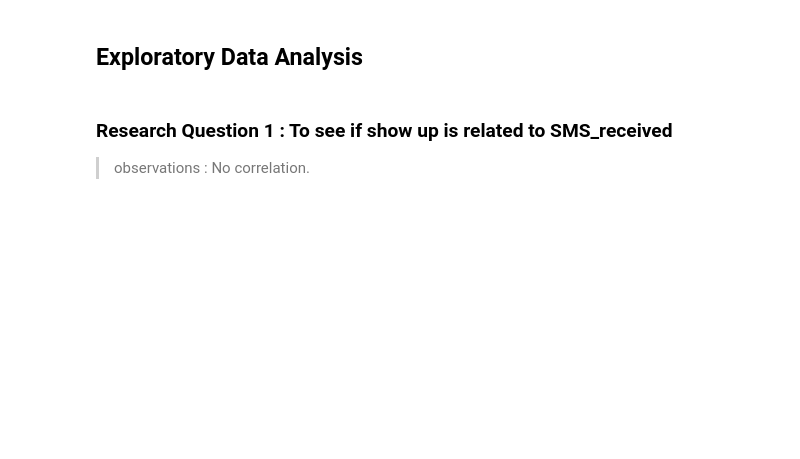
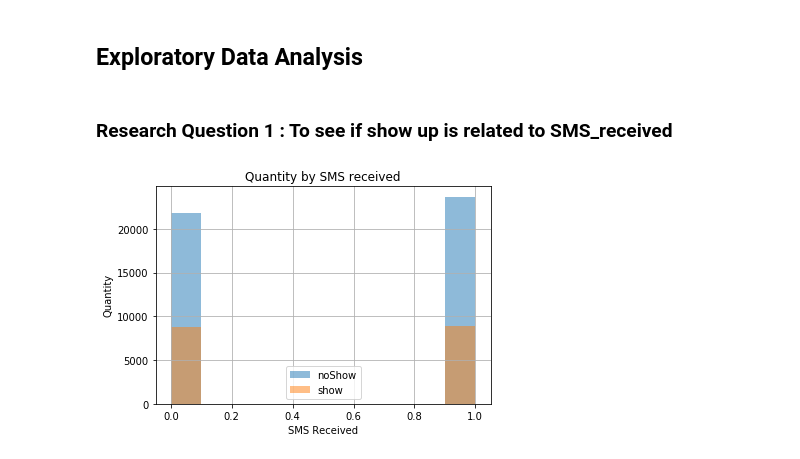
Before and after one commit to bear810325/Udacity_HomeWork, a Jupyter notebook: DataAnalysisProcess/Investigate_a_dataset/investigate-appointment-dataset.ipynb, the cells around one changed output. Saved outputs shown, nothing was run; the diff lists cells and outputs as text; code cells hidden in the pictures; blank space fills up the shorter version.

```diff
--- a/DataAnalysisProcess/Investigate_a_dataset/investigate-appointment-dataset.ipynb
+++ b/DataAnalysisProcess/Investigate_a_dataset/investigate-appointment-dataset.ipynb
@@ -126,4 +156,12 @@ show = df.NoShow == 'No'
 noShow = df.NoShow == 'Yes'
 # %% [markdown]
 ### Research Question 1 : To see if show up is related to SMS_received
->observations : No correlation.
+# %%
+df.SMSReceived[show].hist(alpha=0.5, label='noShow')
+df.SMSReceived[noShow].hist(alpha=0.5, label='show')
+plt.xlabel('SMS Received')
+plt.ylabel('Quantity')
+plt.title('Quantity by SMS received')
+plt.legend();
+# %% [output]
+[figure, added]
```
Also changed, not shown: parts of 37 cells of this notebook.
